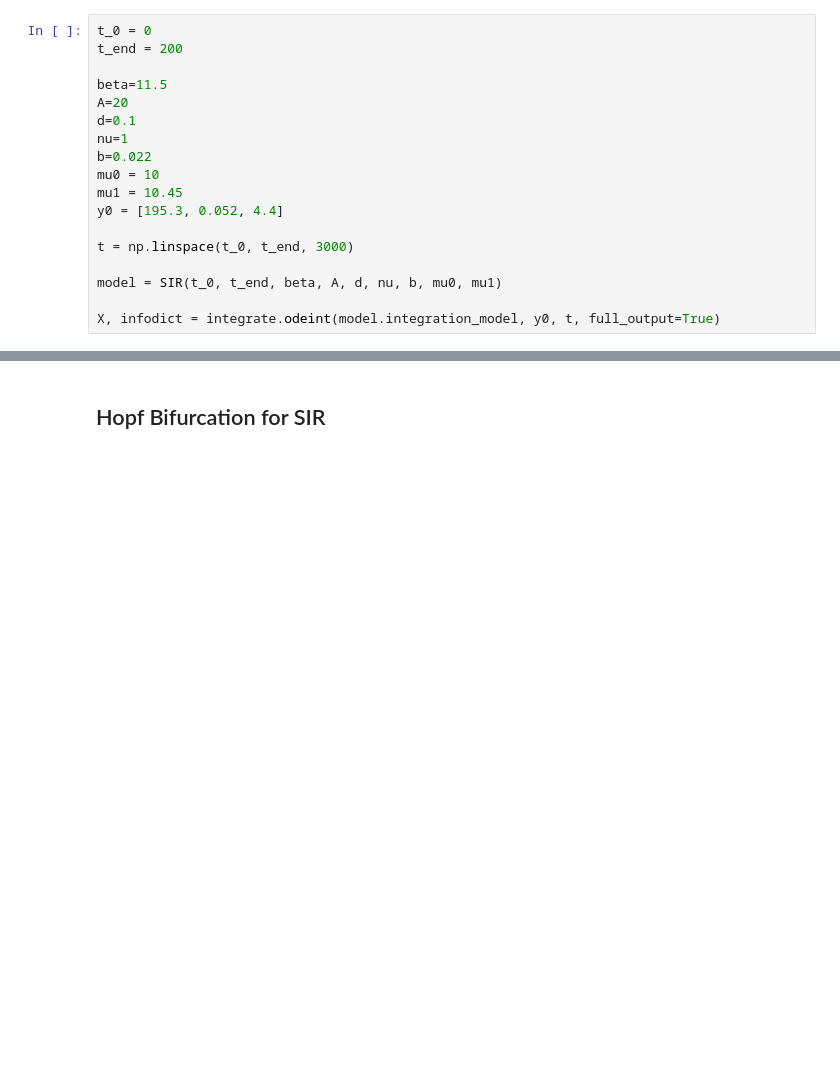
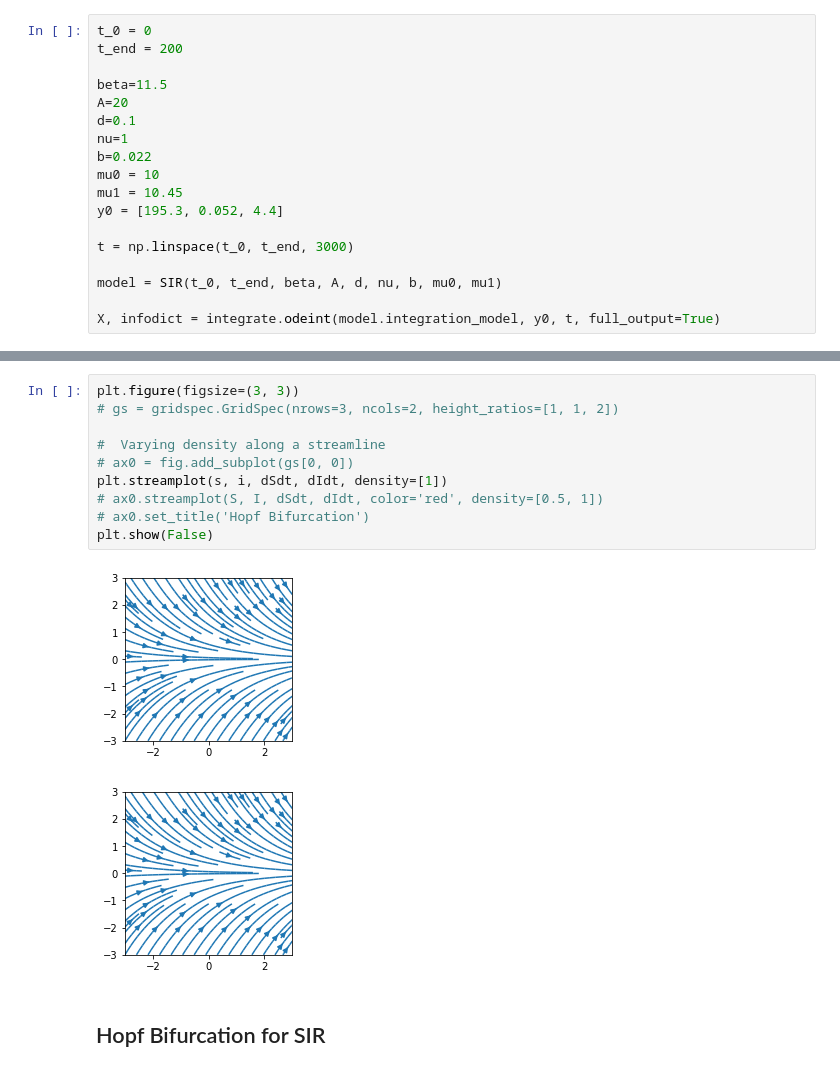
Before and after one commit to clarissanjani/MLCMS_Final-Project, a Jupyter notebook: hopf.ipynb, the cells around one changed output, grey strips where cells are left out. Drawn from its saved outputs; the diff is of its cells as text; blank space fills up the shorter version.

```diff
--- a/hopf.ipynb
+++ b/hopf.ipynb
@@ -61,3 +76,16 @@ AttributeError: 'int' object has no attribute 'ndim'
+# %%
+plt.figure(figsize=(3, 3))
+# gs = gridspec.GridSpec(nrows=3, ncols=2, height_ratios=[1, 1, 2])
+
+#  Varying density along a streamline
+# ax0 = fig.add_subplot(gs[0, 0])
+plt.streamplot(s, i, dSdt, dIdt, density=[1])
+# ax0.streamplot(S, I, dSdt, dIdt, color='red', density=[0.5, 1])
+# ax0.set_title('Hopf Bifurcation')
+plt.show(False)
+# %% [output]
+[figure, added]
+[figure, added]
 # %% [markdown]
 ## Hopf Bifurcation for SIR
 # %% [markdown]
```
Also changed, not shown: parts of 8 cells of this notebook.
